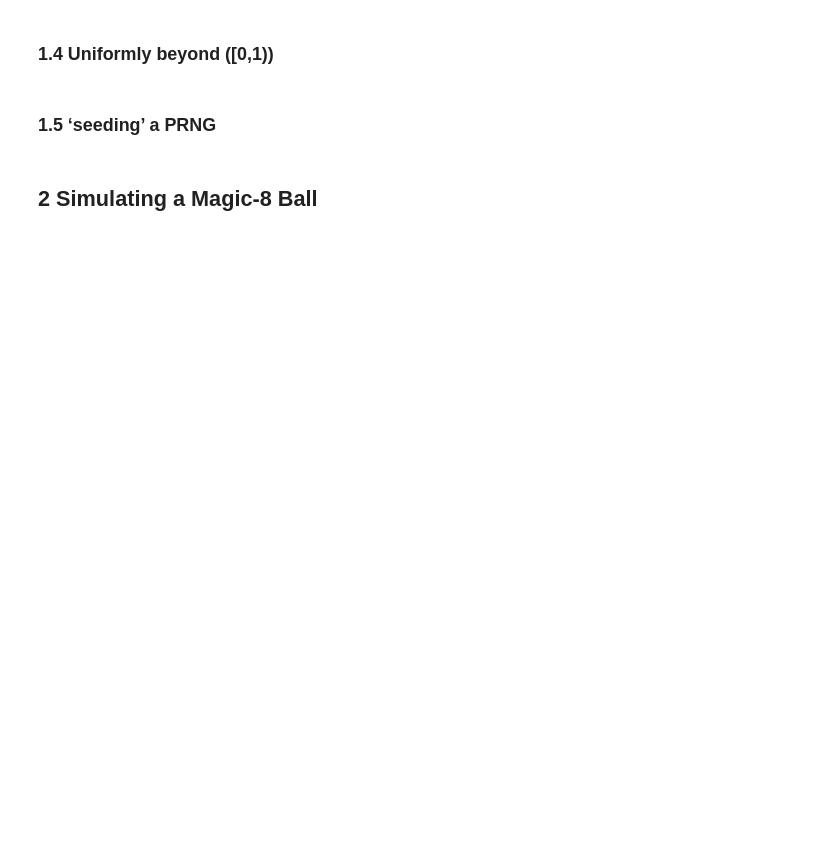
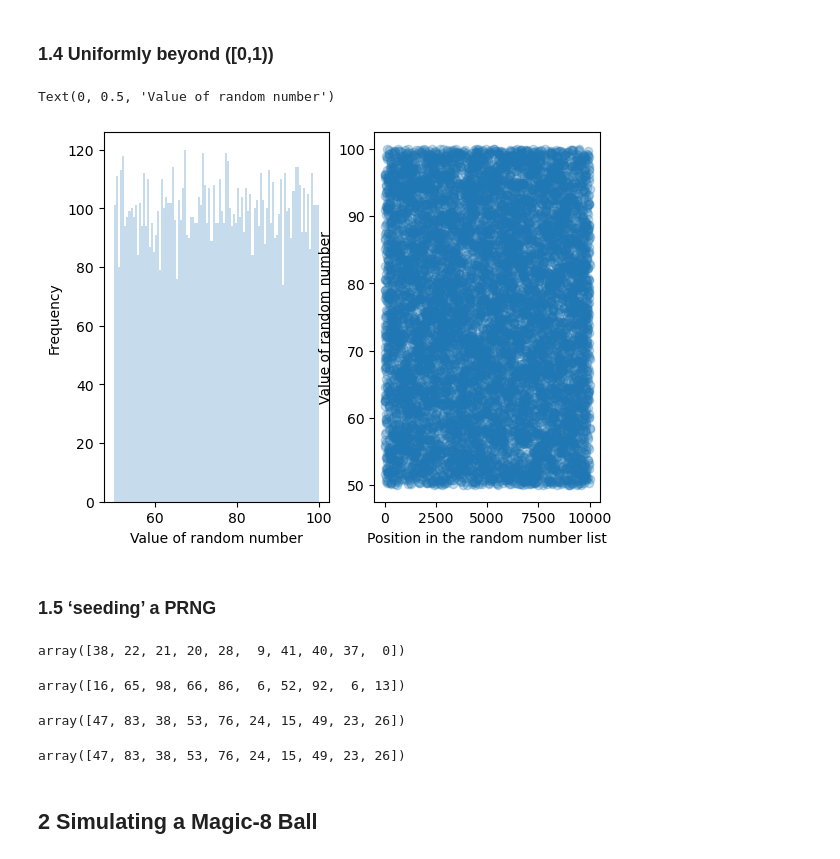
Before and after one commit to SPS-SP2273/learning-portfolio-FluffyUnicornl, a Jupyter notebook: random numbers/random_numbers_(need).ipynb, the cells around one changed output. Drawn from its saved outputs; the diff is of its cells as text; code cells hidden in the pictures; blank space fills up the shorter version.

```diff
--- a/random numbers/random_numbers_(need).ipynb
+++ b/random numbers/random_numbers_(need).ipynb
@@ -20,12 +43,42 @@
 # %% [markdown]
 ### 1.4 Uniformly beyond \([0,1)\)
 # %%
+n = 10000
+random_numbers = np.random.uniform(low=50, high=100, size=n)
 
-# Your code here
+fig, ax = plt.subplots(nrows=1, ncols=2)
+
+axis = ax[0]
+axis.hist(random_numbers, bins=100, alpha=.25)
+axis.set_xlabel("Value of random number")
+axis.set_ylabel("Frequency")
+
+axis = ax[1]
+axis.scatter(range(n), random_numbers, alpha=.25)
+axis.set_xlabel("Position in the random number list")
+axis.set_ylabel("Value of random number")
+# %% [output]
+Text(0, 0.5, 'Value of random number')
+[figure, added]
 # %% [markdown]
 ### 1.5 ‘seeding’ a PRNG
 # %%
-
-# Your code here
+np.random.randint(0,100,10)#Ten integers between 0 and 100
+# %% [output]
+array([38, 22, 21, 20, 28,  9, 41, 40, 37,  0])
+# %%
+np.random.randint(0, 100, 10) # Another ten integers between 0 and 100
+# %% [output]
+array([16, 65, 98, 66, 86,  6, 52, 92,  6, 13])
+# %%
+np.random.seed(1234) #speed number
+np.random.randint(0,100,10) #Ten integers between 0 and 100
+# %% [output]
+array([47, 83, 38, 53, 76, 24, 15, 49, 23, 26])
+# %%
+np.random.seed(1234) #speed number
+np.random.randint(0,100,10) #Ten integers between 0 and 100
+# %% [output]
+array([47, 83, 38, 53, 76, 24, 15, 49, 23, 26])
 # %% [markdown]
 ## 2 Simulating a Magic-8 Ball
```
Also changed, not shown: parts of 14 cells of this notebook.
